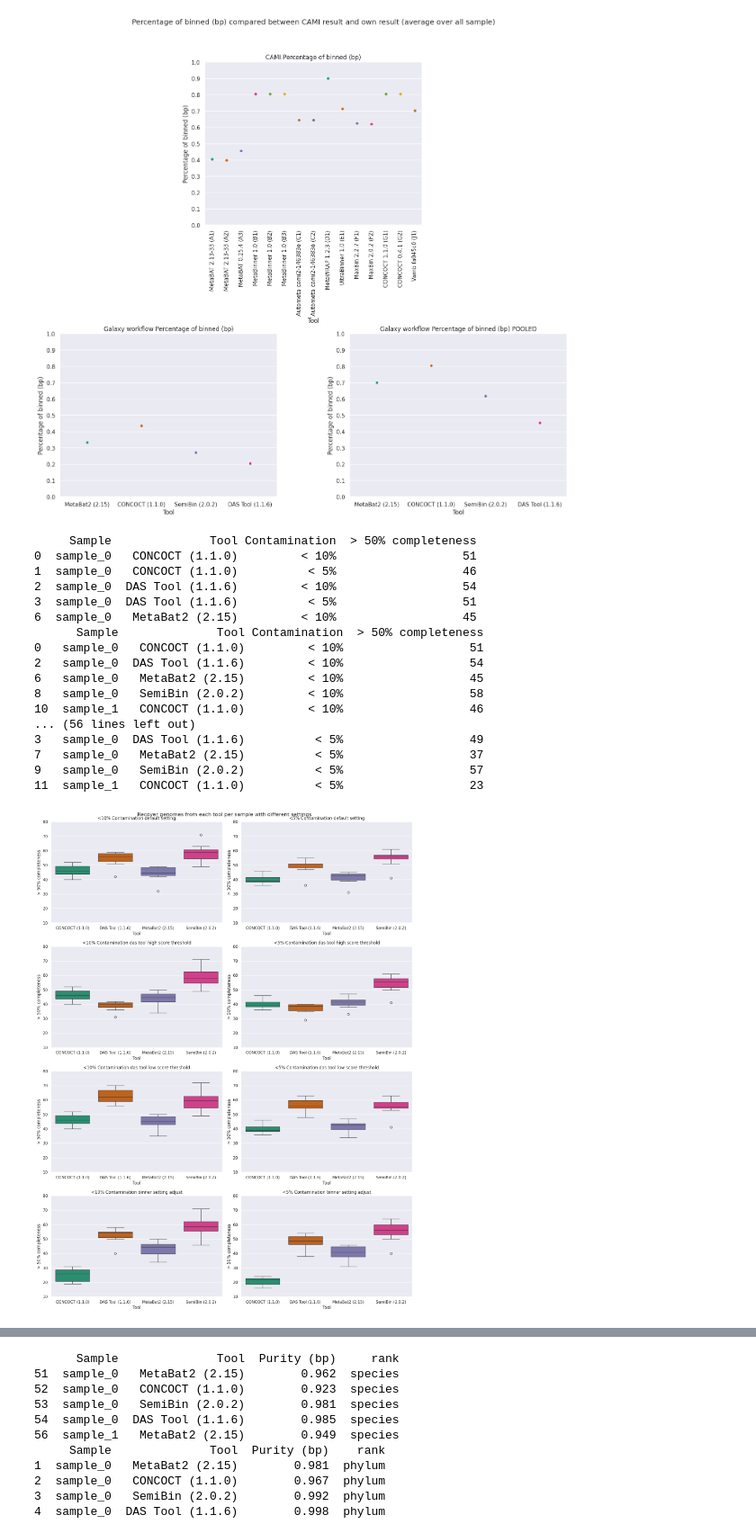
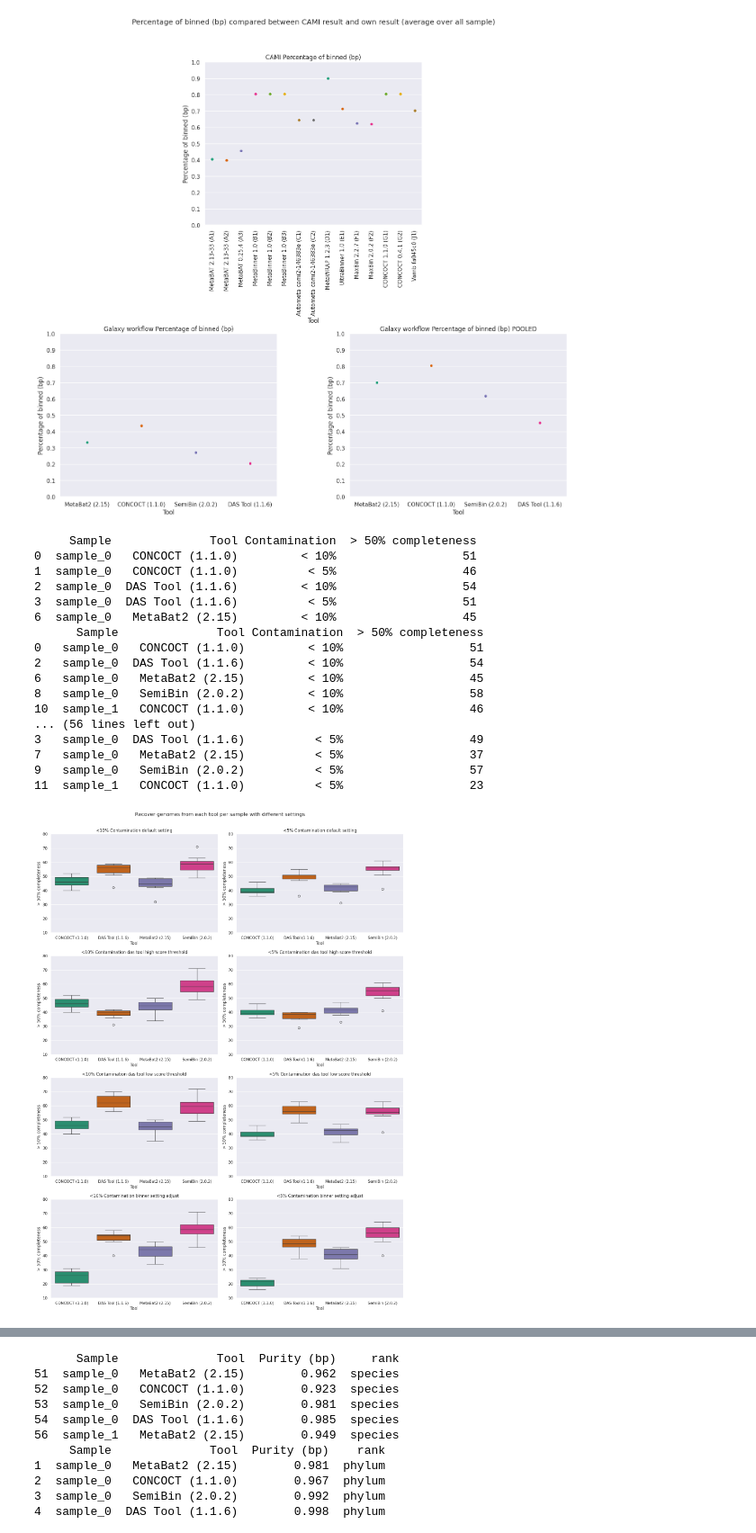
Before and after one commit to SantaMcCloud/Thesis, a Jupyter notebook: jupyternotebooks/plots.ipynb, the cells around one changed output, grey strips where cells are left out. Shown at 90% size. Saved outputs shown, nothing was run; the diff lists cells and outputs as text; code cells hidden in the pictures.

```diff
--- a/jupyternotebooks/plots.ipynb
+++ b/jupyternotebooks/plots.ipynb
@@ -706,7 +725,7 @@ print(df_smaller_5_cont_binner.head())
 
 fig, axes = plt.subplots(4, 2, figsize=(15, 20))
 
-fig.suptitle('Recover genomes from each tool per sample with different settings')
+fig.suptitle('Recover genomes from each tool per sample with different settings', y=1.005)
 
 sns.boxplot(ax=axes[0, 0], x='Tool', y='> 50% completeness', data=df_smaller_10_cont, palette='Dark2', legend=False, hue='Tool').set(title="<10% Contamination default setting")
 sns.boxplot(ax=axes[0, 1], x='Tool', y='> 50% completeness', data=df_smaller_5_cont, palette='Dark2', legend=False, hue='Tool').set(title="<5% Contamination default setting")
@@ -717,34 +736,34 @@ sns.boxplot(ax=axes[2, 1], x='Tool', y='> 50% completeness', data=df_smaller_5_c
 sns.boxplot(ax=axes[3, 0], x='Tool', y='> 50% completeness', data=df_smaller_10_cont_binner, palette='Dark2', legend=False, hue='Tool').set(title="<10% Contamination binner setting adjust")
 sns.boxplot(ax=axes[3, 1], x='Tool', y='> 50% completeness', data=df_smaller_5_cont_binner, palette='Dark2', legend=False, hue='Tool').set(title="<5% Contamination binner setting adjust")
 
 axes[0, 0].set_ylim(10, 80)
 axes[1, 0].set_ylim(10, 80)
 axes[2, 0].set_ylim(10, 80)
 axes[3, 0].set_ylim(10, 80)
 axes[0, 1].set_ylim(10, 80)
 axes[1, 1].set_ylim(10, 80)
 axes[2, 1].set_ylim(10, 80)
 axes[3, 1].set_ylim(10, 80)
 plt.tight_layout()
 # %% [output]
      Sample              Tool Contamination  > 50% completeness
 0  sample_0   CONCOCT (1.1.0)         < 10%                  51
 1  sample_0   CONCOCT (1.1.0)          < 5%                  46
 2  sample_0  DAS Tool (1.1.6)         < 10%                  54
 3  sample_0  DAS Tool (1.1.6)          < 5%                  51
 6  sample_0   MetaBat2 (2.15)         < 10%                  45
       Sample              Tool Contamination  > 50% completeness
 0   sample_0   CONCOCT (1.1.0)         < 10%                  51
 2   sample_0  DAS Tool (1.1.6)         < 10%                  54
 6   sample_0   MetaBat2 (2.15)         < 10%                  45
 8   sample_0   SemiBin (2.0.2)         < 10%                  58
 10  sample_1   CONCOCT (1.1.0)         < 10%                  46
 ... (56 lines left out)
 3   sample_0  DAS Tool (1.1.6)          < 5%                  49
 7   sample_0   MetaBat2 (2.15)          < 5%                  37
 9   sample_0   SemiBin (2.0.2)          < 5%                  57
 11  sample_1   CONCOCT (1.1.0)          < 5%                  23
-[figure, old version]
+[figure, new version]
 # %%
 dfs = []
 for k in range(0,10):
```
Also changed, not shown: parts of 1 cell of this notebook, 2 other files.
